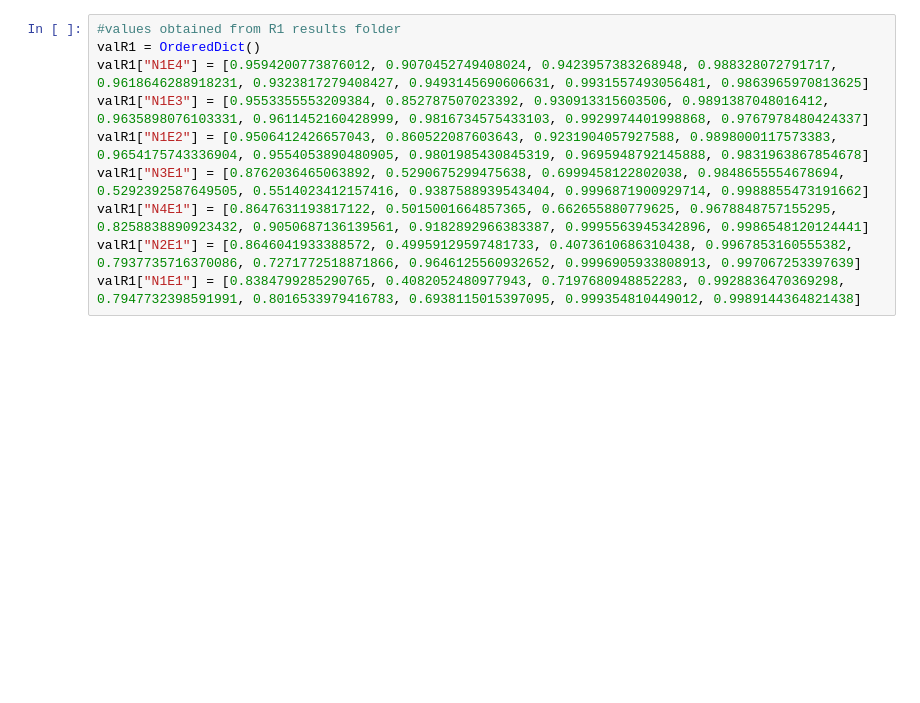
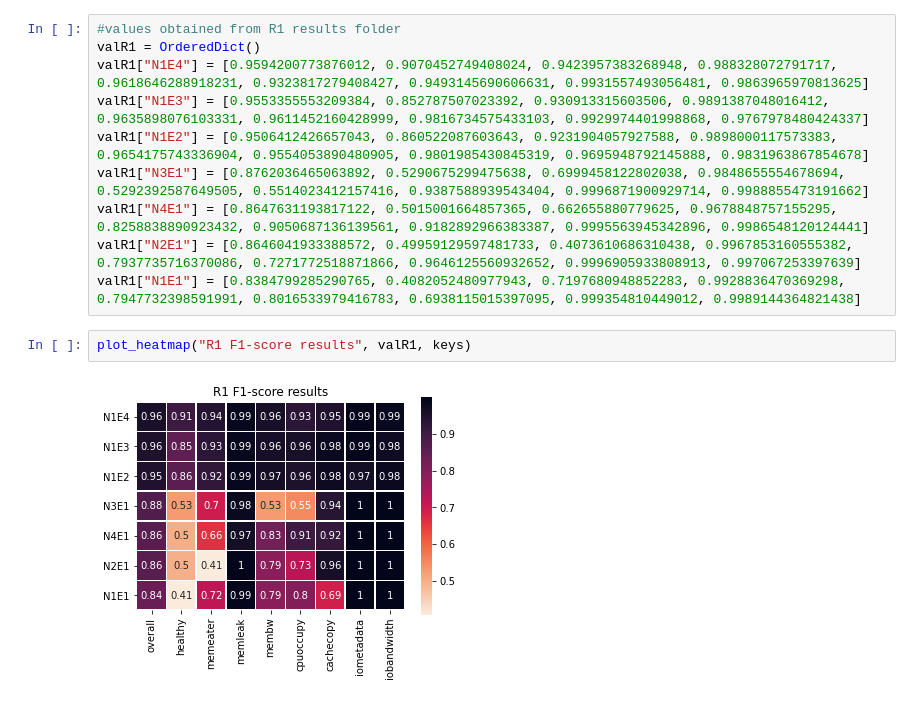
Before and after one commit to DarthVi/hpcscripts, a Jupyter notebook: multinode/heatmaps_R1.ipynb, the cells around one changed output. Saved outputs shown, nothing was run; the diff lists cells and outputs as text; blank space fills up the shorter version.

```diff
--- a/multinode/heatmaps_R1.ipynb
+++ b/multinode/heatmaps_R1.ipynb
@@ -25,3 +25,7 @@ valR1["N3E1"] = [0.8762036465063892, 0.5290675299475638, 0.6999458122802038, 0.9
 valR1["N4E1"] = [0.8647631193817122, 0.5015001664857365, 0.662655880779625, 0.9678848757155295, 0.8258838890923432, 0.9050687136139561, 0.9182892966383387, 0.9995563945342896, 0.9986548120124441]
 valR1["N2E1"] = [0.8646041933388572, 0.49959129597481733, 0.4073610686310438, 0.9967853160555382, 0.7937735716370086, 0.7271772518871866, 0.9646125560932652, 0.9996905933808913, 0.997067253397639]
 valR1["N1E1"] = [0.8384799285290765, 0.4082052480977943, 0.7197680948852283, 0.9928836470369298, 0.7947732398591991, 0.8016533979416783, 0.6938115015397095, 0.999354810449012, 0.9989144364821438]
+# %%
+plot_heatmap("R1 F1-score results", valR1, keys)
+# %% [output]
+[figure, added]
```
Also changed, not shown: 4 other files.
